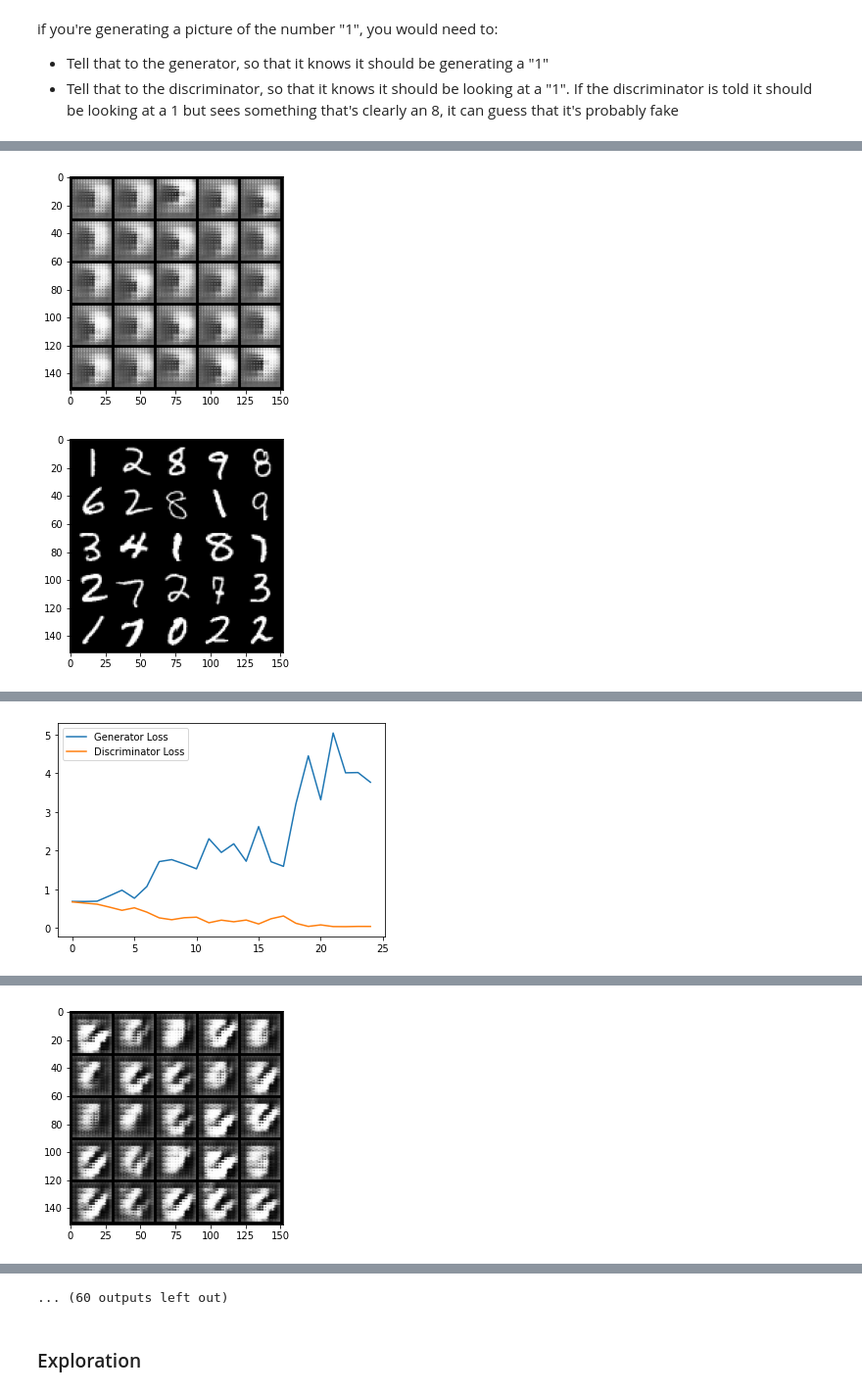
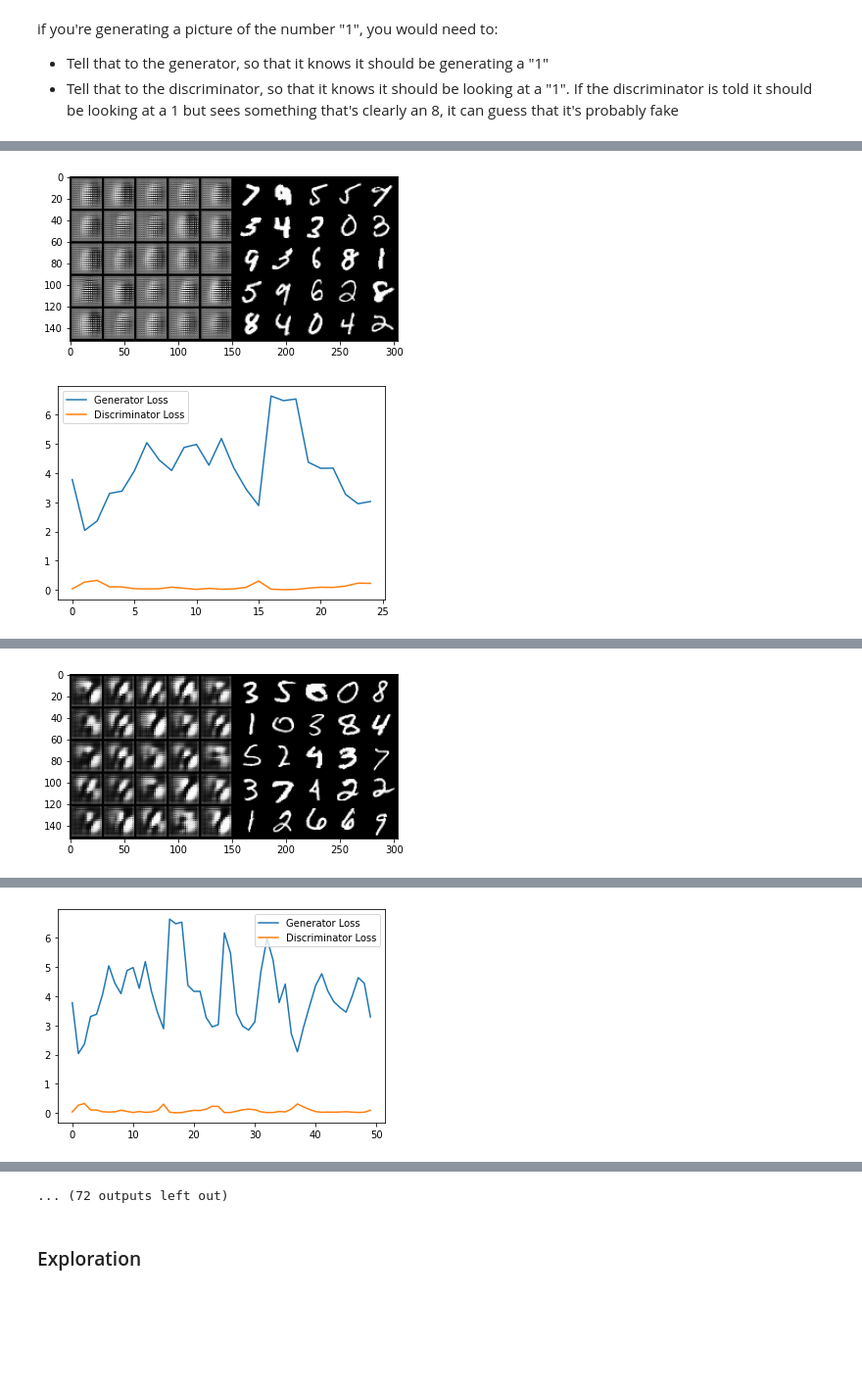
Before and after one commit to pankajr141/experiments, a Jupyter notebook: Reasoning/GAN/GAN_104_Conditional_GAN_Mnist.ipynb, the cells around one changed output, grey strips where cells are left out. Shown at 98% size. Saved outputs shown, nothing was run; the diff lists cells and outputs as text; code cells hidden in the pictures; blank space fills up the shorter version.

```diff
--- a/Reasoning/GAN/GAN_104_Conditional_GAN_Mnist.ipynb
+++ b/Reasoning/GAN/GAN_104_Conditional_GAN_Mnist.ipynb
@@ -29,19 +30,44 @@ from torchvision.datasets import MNIST
 from torchvision.utils import make_grid
 from torch.utils.data import DataLoader
 import matplotlib.pyplot as plt
+import numpy as np
 torch.manual_seed(0) # Set for our testing purposes, please do not change!
 
-def show_tensor_images(image_tensor, num_images=25, size=(1, 28, 28), nrow=5, show=True):
+def show_tensor_images(image_tensor1, image_tensor2, num_images=25, size=(1, 28, 28), nrow=5, show=True):
     '''
     Function for visualizing images: Given a tensor of images, number of images, and
     size per image, plots and prints the images in an uniform grid.
     '''
-    image_tensor = (image_tensor + 1) / 2
-    image_unflat = image_tensor.detach().cpu()
-    image_grid = make_grid(image_unflat[:num_images], nrow=nrow)
-    plt.imshow(image_grid.permute(1, 2, 0).squeeze())
+    image_tensor1 = (image_tensor1 + 1) / 2
+    image_unflat1 = image_tensor1.detach().cpu()
+
+    image_grid1 = make_grid(image_unflat1[:num_images], nrow=nrow)
+    image_grid1 = image_grid1.permute(1, 2, 0).squeeze()
+
+    image_tensor2 = (image_tensor2 + 1) / 2
+    image_unflat2 = image_tensor2.detach().cpu()
+    image_grid2 = make_grid(image_unflat2[:num_images], nrow=nrow)
+    image_grid2 = image_grid2.permute(1, 2, 0).squeeze()
+
+    image_grid = np.concatenate((image_grid1, image_grid2), axis=1)
+    plt.imshow(image_grid)
     if show:
         plt.show()
+
+def show_tensor_images_single(image_tensor1, num_images=25, size=(1, 28, 28), nrow=5, show=True):
+    '''
+    Function for visualizing images: Given a tensor of images, number of images, and
+    size per image, plots and prints the images in an uniform grid.
+    '''
+    image_tensor1 = (image_tensor1 + 1) / 2
+    image_unflat1 = image_tensor1.detach().cpu()
+
+    image_grid1 = make_grid(image_unflat1[:num_images], nrow=nrow)
+    image_grid1 = image_grid1.permute(1, 2, 0).squeeze()
+
+    plt.imshow(image_grid1)
+    if show:
+        plt.show()
 # %% [markdown]
 ### Generator
 # %% [markdown]
@@ -236,7 +262,7 @@ As usual, we will start by setting the parameters:
 *  device: the device type
 # %%
 criterion = nn.BCEWithLogitsLoss()
-n_epochs = 20
+n_epochs = 30
 z_dim = 64
 display_step = 500
 batch_size = 128
@@ -412,8 +420,8 @@ for epoch in range(n_epochs):
             gen_mean = sum(generator_losses[-display_step:]) / display_step
             disc_mean = sum(discriminator_losses[-display_step:]) / display_step
             print(f"Epoch {epoch} Step {cur_step}: Generator loss: {gen_mean}, discriminator loss: {disc_mean}")
-            show_tensor_images(fake)
-            show_tensor_images(real)
+            show_tensor_images(fake, real)
+            #show_tensor_images(real)
             step_bins = 20
             x_axis = sorted([i * step_bins for i in range(len(generator_losses) // step_bins)] * step_bins)
             num_examples = (len(generator_losses) // step_bins) * step_bins
@@ -439,2 +447,2 @@ Epoch 1 Step 500: Generator loss: 2.1776363817453386, discriminator loss: 0.2662
-[figure, old version]
+[figure, new version]
-[figure, old version]
+[figure, new version]
@@ -441 +450 @@ Epoch 1 Step 500: Generator loss: 2.1776363817453386, discriminator loss: 0.2662
-[figure, old version]
+[figure, new version]
@@ -443 +451 @@ Epoch 2 Step 1000: Generator loss: 4.058318423271179, discriminator loss: 0.0696
-[figure, old version]
+[figure, new version]
@@ -450,4 +458,4 @@ Epoch 3 Step 1500: Generator loss: 4.008668395042419, discriminator loss: 0.0972
-... (60 outputs left out)
+... (72 outputs left out)
 # %% [markdown]
 ### Exploration
 # %%
```
Also changed, not shown: parts of 5 cells of this notebook.
